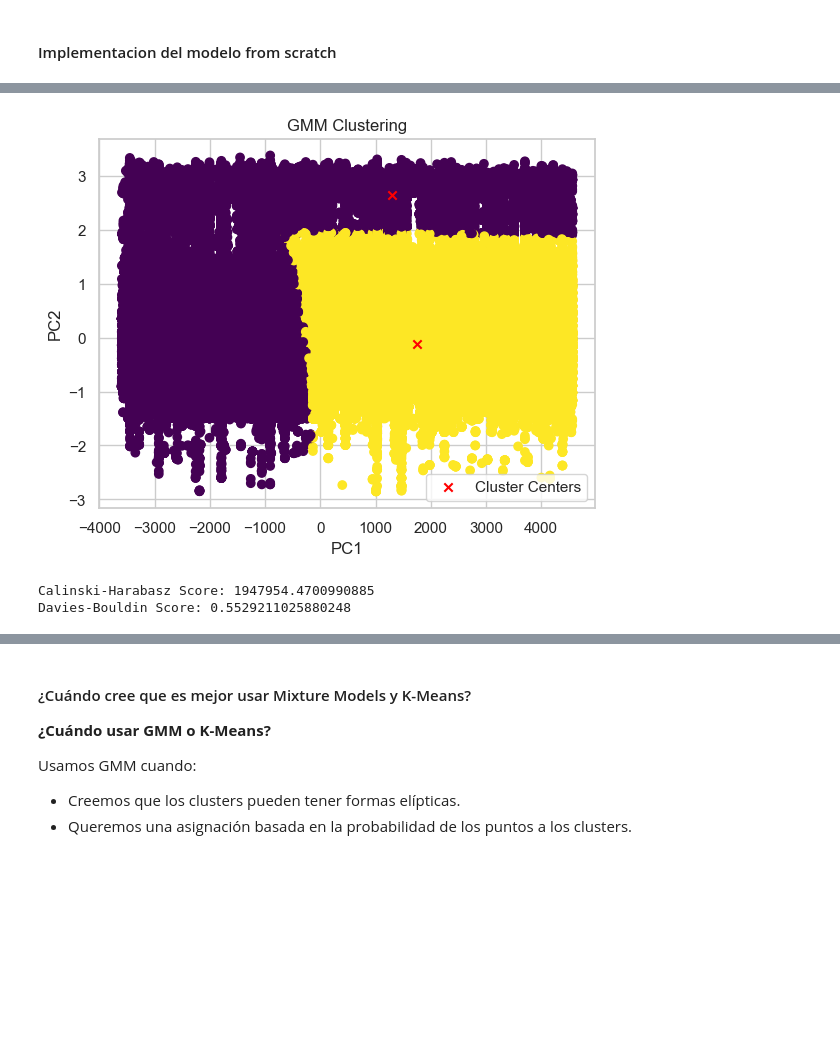
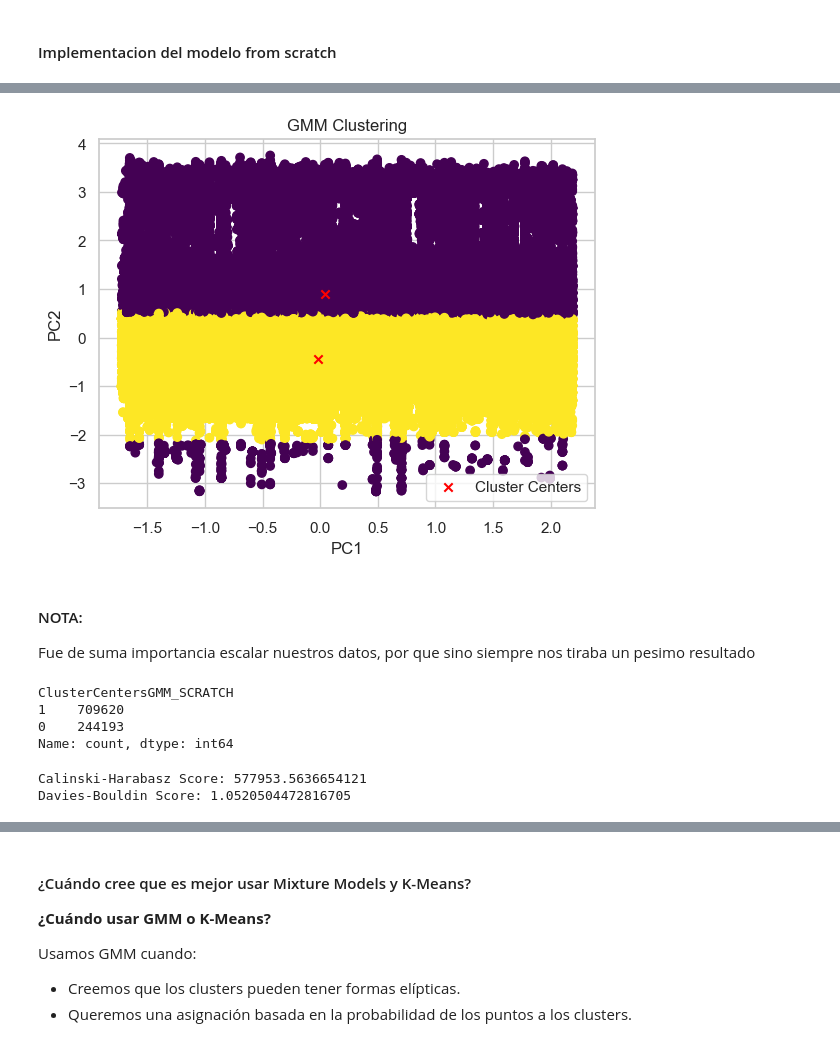
Before and after one commit to AndresQuinto5/IA_LAB4, a Jupyter notebook: Laboratorio4.ipynb, the cells around one changed output, grey strips where cells are left out. Cells and saved outputs as stored; diff of their text form; code cells hidden in the pictures; blank space fills up the shorter version.

```diff
--- a/Laboratorio4.ipynb
+++ b/Laboratorio4.ipynb
@@ -674,0 +798,4 @@ df_pca
+# %%
+for _ in tqdm(range(100), desc='Calculating Silhouette from scratch model'):
+    silhouette_score_muestra1 = silhouette_score(datos_muestra1, cluster_labels_muestra1)
+print(f"Silhouette Score (basado en muestra): {silhouette_score_muestra1}")
@@ -810,5 +1063,5 @@ df_muestra
 # %%
 for _ in tqdm(range(100), desc='Calculating Silhouette'):
-    silhouette_score_muestra = silhouette_score(datos_muestra, cluster_labels_muestra)
-print(f"Silhouette Score (basado en muestra): {silhouette_score_muestra}")
+    silhouette_score_muestra3 = silhouette_score(datos_muestra3, cluster_labels_muestra3)
+print(f"Silhouette Score (basado en muestra): {silhouette_score_muestra3}")
 # %% [output]
@@ -825,0 +1095,14 @@ Silhouette Score (basado en muestra): 0.6433784284935596
+# %%
+from sklearn.preprocessing import StandardScaler
+df_pca_GMM2_Copy
+# Create a StandardScaler object
+scaler = StandardScaler()
+
+# Scale the DataFrame
+df_pca_GMM2_Copy_Scaled = scaler.fit_transform(df_pca_GMM2_Copy)
+
+# Convert the scaled array back to a DataFrame
+df_pca_GMM2_Copy_Scaled = pd.DataFrame(df_pca_GMM2_Copy_Scaled, columns=df_pca_GMM2_Copy.columns)
+
+# Print the scaled DataFrame
+print(df_pca_GMM2_Copy_Scaled)
@@ -948,60 +1246,55 @@ def gmm(X, K, max_iter=1000, tol=1e-6):
     mu, sigma, pi = initialize_parameters(X, K)
     prev_log_likelihood = -np.inf
     for _ in range(max_iter):
         gamma = expectation_step(X, mu, sigma, pi)
         mu, sigma, pi = maximization_step(X, gamma)
         log_likelihood = np.sum(log_sum_exp(gamma))
         # Print log likelihood to see if it's increasing and the means to see if they're converging
         # print(f"Iteration {_}, Log Likelihood: {log_likelihood}")
         # print(f"Means: {mu}")
 
         if np.abs(log_likelihood - prev_log_likelihood) < tol:
             break
         prev_log_likelihood = log_likelihood
     labels = np.argmax(gamma, axis=1)
     return labels, mu, sigma, pi
 
-
-# # Usage example
-# X = df_cleaned_copy.values  # Assuming df is your input data
-# K = 4  # Number of clusters
-# labels, mu, sigma, pi = gmm(X, K)
-
-# import matplotlib.pyplot as plt
-
-# # Scatter plot of the data points colored by cluster labels
-# plt.scatter(X[:, 0], X[:, 1], c=labels, cmap='viridis')
-# plt.scatter(mu[:, 0], mu[:, 1], c='red', marker='x', label='Cluster Centers')
-# plt.xlabel('Feature 1')
-# plt.ylabel('Feature 2')
-# plt.title('GMM Clustering')
-# plt.legend()
-# plt.show()
-
 # Usage example
-X = df_pca.values
+X = df_pca_GMM2_Copy_Scaled.values
 K = 2 # Number of clusters
 labels, mu, sigma, pi = gmm(X, K)
 
 import matplotlib.pyplot as plt
-df_pca['ClusterCentersGMM_SCRATCH'] = labels
+df_pca_GMM2_Copy_Scaled['ClusterCentersGMM_SCRATCH'] = labels
 # Scatter plot of the data points colored by cluster labels
 plt.scatter(X[:, 0], X[:, 1], c=labels, cmap='viridis')
 plt.scatter(mu[:, 0], mu[:, 1], c='red', marker='x', label='Cluster Centers')
 plt.xlabel('PC1')
 plt.ylabel('PC2')
 plt.title('GMM Clustering')
 plt.legend()
 plt.show()
 # %% [output]
-[figure, old version]
+[figure, new version]
+# %% [markdown]
+#### NOTA:
+Fue de suma importancia escalar nuestros datos, por que sino siempre nos tiraba un pesimo resultado
+# %%
+# count the different values on ClusterCentersGMM_SCRATCH
+
+df_pca_GMM2_Copy_Scaled['ClusterCentersGMM_SCRATCH'].value_counts()
+# %% [output]
+ClusterCentersGMM_SCRATCH
+1    709620
+0    244193
+Name: count, dtype: int64
 # %%
-calinski_harabasz = calinski_harabasz_score(df_pca, labels)
-davies_bouldin = davies_bouldin_score(df_pca, labels)
+calinski_harabasz = calinski_harabasz_score(df_pca_GMM2_Copy_Scaled, labels)
+davies_bouldin = davies_bouldin_score(df_pca_GMM2_Copy_Scaled, labels)
 
 print(f"Calinski-Harabasz Score: {calinski_harabasz}")
 print(f"Davies-Bouldin Score: {davies_bouldin}")
 # %% [output]
-Calinski-Harabasz Score: 1947954.4700990885
-Davies-Bouldin Score: 0.5529211025880248
+Calinski-Harabasz Score: 577953.5636654121
+Davies-Bouldin Score: 1.0520504472816705
 # %%
```
Also changed, not shown: parts of 31 cells of this notebook.
